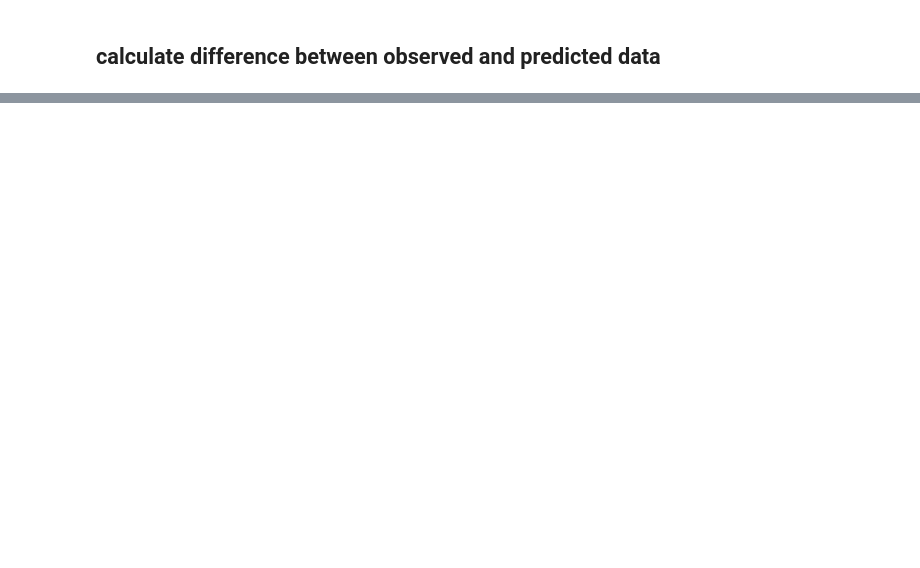
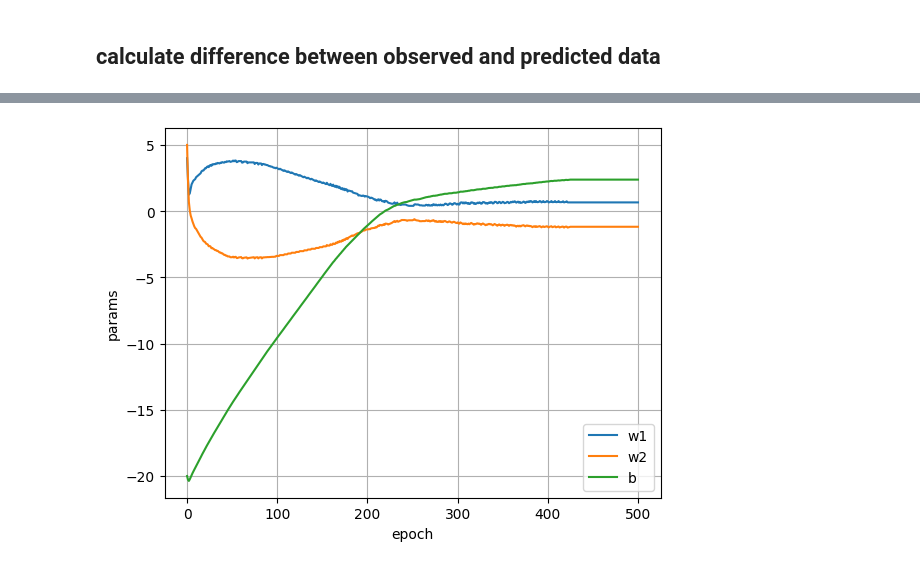
Before and after one commit to dudung/pasir, a Jupyter notebook: devels/perceptron/slp_learning.ipynb, the cells around one changed output, grey strips where cells are left out. Drawn from its saved outputs; the diff is of its cells as text; code cells hidden in the pictures; blank space fills up the shorter version.

```diff
--- a/devels/perceptron/slp_learning.ipynb
+++ b/devels/perceptron/slp_learning.ipynb
@@ -77,0 +81,18 @@ plt.show()
+# %%
+data = [xx, yy, zz]
+
+w = [4, 5, -20]
+alpha = 0.01; epoch = 500
+
+w1, w2, b = nn.slp_learning(
+    data, w, alpha, epoch)
+
+plt.plot(w1)
+plt.plot(w2)
+plt.plot(b)
+plt.legend(['w1', 'w2', 'b'])
+plt.xlabel('epoch')
+plt.ylabel('params')
+plt.grid(); plt.show()
+# %% [output]
+[figure, added]
```
Also changed, not shown: parts of 7 cells of this notebook, 1 other file.
